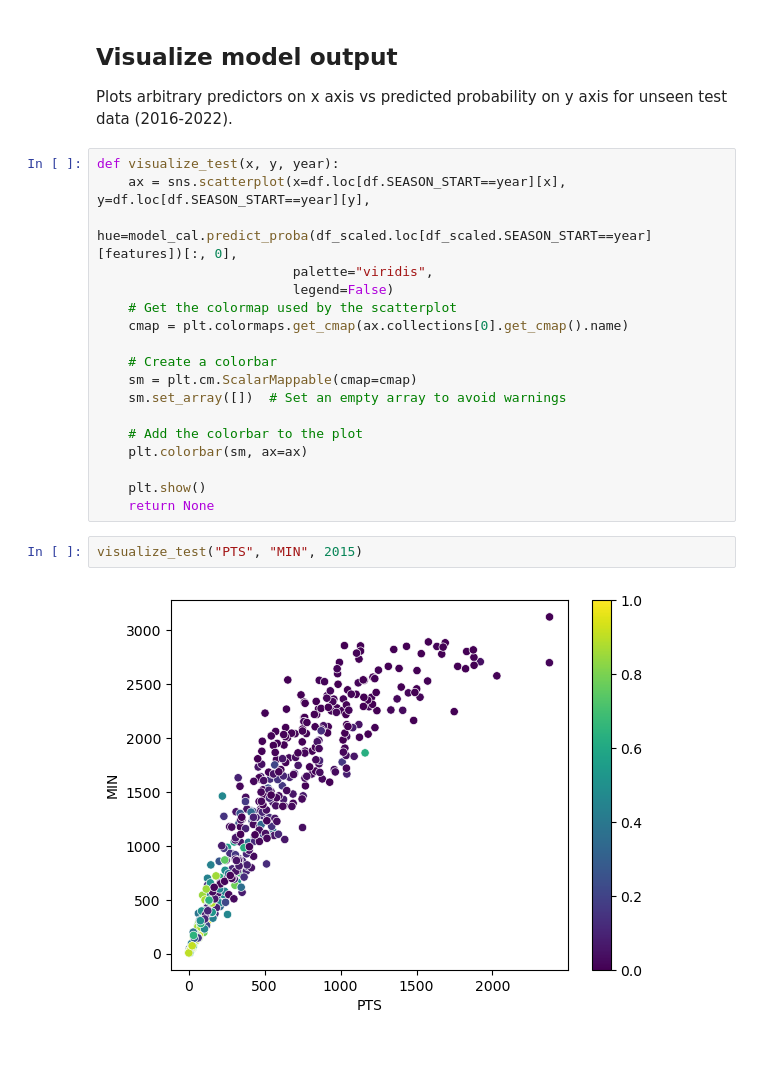
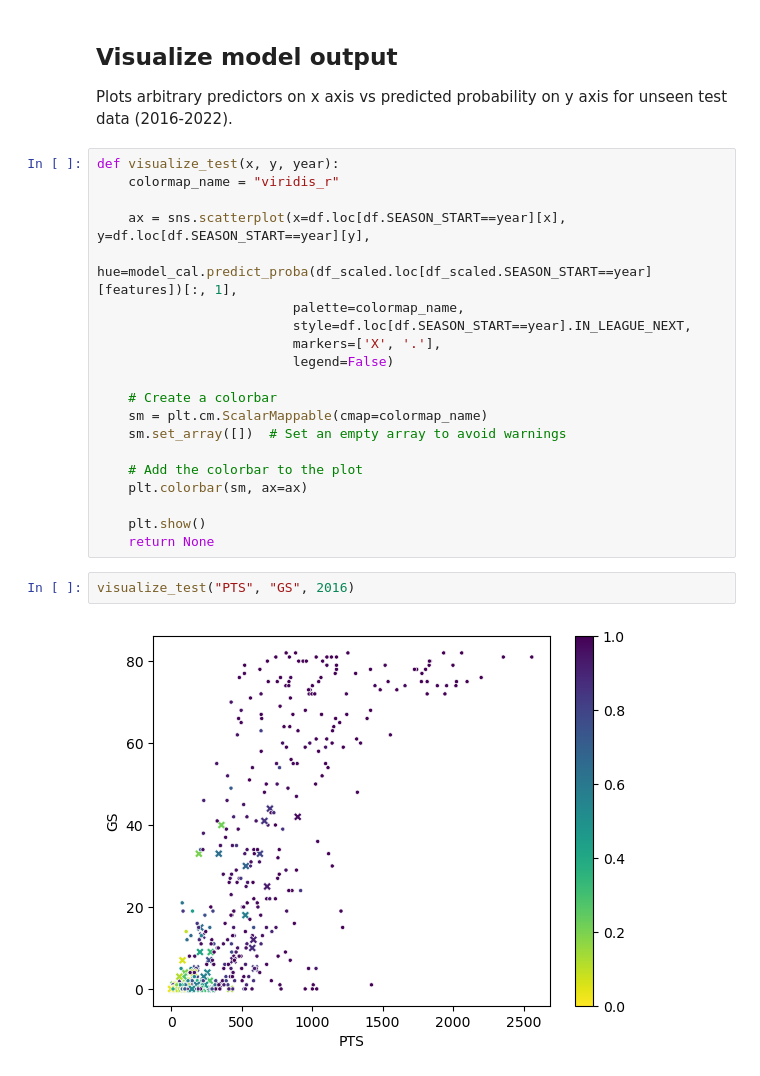
Before and after one commit to aapandy2/predicting_nba_player_retention, a Jupyter notebook: 5_FuturePredictions.ipynb, the cells around one changed output. Drawn from its saved outputs; the diff is of its cells as text.

```diff
--- a/5_FuturePredictions.ipynb
+++ b/5_FuturePredictions.ipynb
@@ -95,15 +76,17 @@ visualize_train("PTS", "TOV_PERCENT", 2016)
 Plots arbitrary predictors on x axis vs predicted probability on y axis for unseen test data (2016-2022).
 # %%
 def visualize_test(x, y, year):
+    colormap_name = "viridis_r"
+
     ax = sns.scatterplot(x=df.loc[df.SEASON_START==year][x], y=df.loc[df.SEASON_START==year][y],
-                         hue=model_cal.predict_proba(df_scaled.loc[df_scaled.SEASON_START==year][features])[:, 0],
-                         palette="viridis",
+                         hue=model_cal.predict_proba(df_scaled.loc[df_scaled.SEASON_START==year][features])[:, 1],
+                         palette=colormap_name,
+                         style=df.loc[df.SEASON_START==year].IN_LEAGUE_NEXT,
+                         markers=['X', '.'],
                          legend=False)
-    # Get the colormap used by the scatterplot
-    cmap = plt.colormaps.get_cmap(ax.collections[0].get_cmap().name)
 
     # Create a colorbar
-    sm = plt.cm.ScalarMappable(cmap=cmap)
+    sm = plt.cm.ScalarMappable(cmap=colormap_name)
     sm.set_array([])  # Set an empty array to avoid warnings
 
     # Add the colorbar to the plot
@@ -112,6 +95,6 @@ def visualize_test(x, y, year):
     plt.show()
     return None
 # %%
-visualize_test("PTS", "MIN", 2015)
+visualize_test("PTS", "GS", 2016)
 # %% [output]
-[figure, old version]
+[figure, new version]
```
Also changed, not shown: parts of 6 cells of this notebook.
